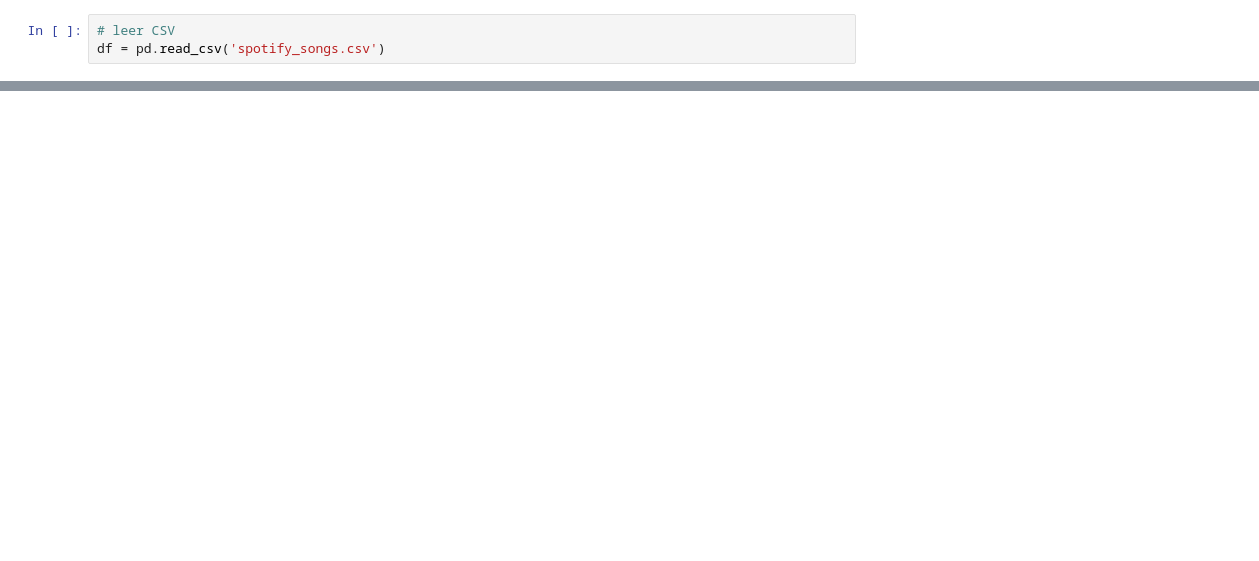
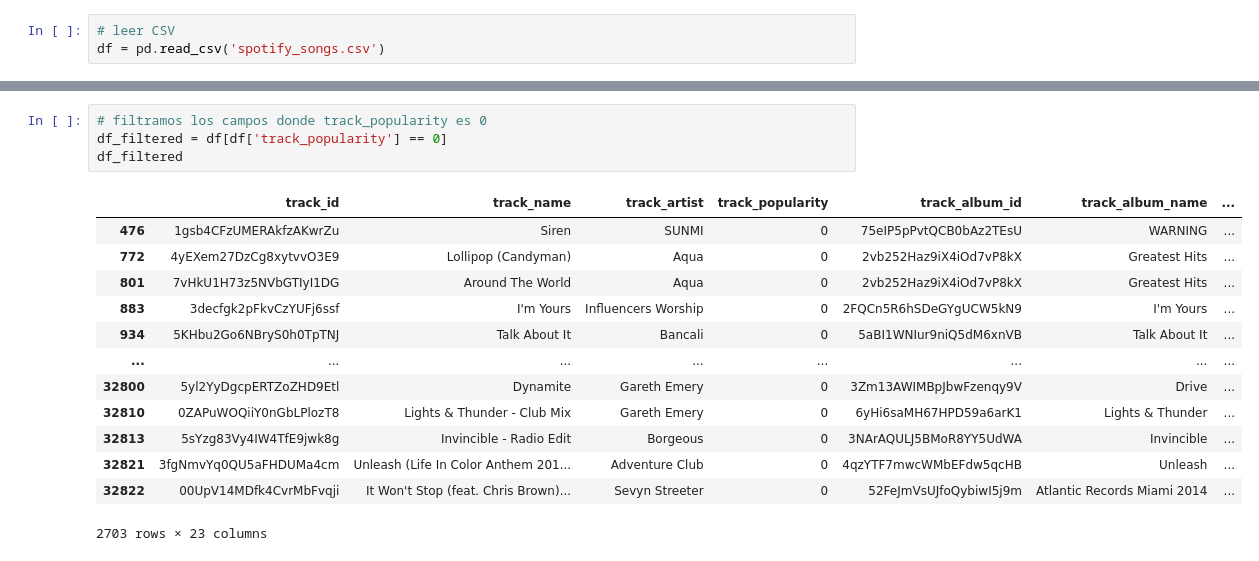
Before and after one commit to mlmicozzi/SPOTIFY, a Jupyter notebook: TPFinal.ipynb, the cells around one changed output, grey strips where cells are left out. Cells and saved outputs as stored; diff of their text form; blank space fills up the shorter version.

```diff
--- a/TPFinal.ipynb
+++ b/TPFinal.ipynb
@@ -49,0 +147,18 @@ None
+# %%
+# filtramos los campos donde track_popularity es 0
+df_filtered = df[df['track_popularity'] == 0]
+df_filtered
+# %% [output]
+|  | track_id | track_name | track_artist | track_popularity | track_album_id | track_album_name | ... |
+| 476 | 1gsb4CFzUMERAkfzAKwrZu | Siren | SUNMI | 0 | 75eIP5pPvtQCB0bAz2TEsU | WARNING | ... |
+| 772 | 4yEXem27DzCg8xytvvO3E9 | Lollipop (Candyman) | Aqua | 0 | 2vb252Haz9iX4iOd7vP8kX | Greatest Hits | ... |
+| 801 | 7vHkU1H73z5NVbGTIyI1DG | Around The World | Aqua | 0 | 2vb252Haz9iX4iOd7vP8kX | Greatest Hits | ... |
+| 883 | 3decfgk2pFkvCzYUFj6ssf | I'm Yours | Influencers Worship | 0 | 2FQCn5R6hSDeGYgUCW5kN9 | I'm Yours | ... |
+| 934 | 5KHbu2Go6NBryS0h0TpTNJ | Talk About It | Bancali | 0 | 5aBI1WNIur9niQ5dM6xnVB | Talk About It | ... |
+| ... | ... | ... | ... | ... | ... | ... | ... |
+| 32800 | 5yl2YyDgcpERTZoZHD9Etl | Dynamite | Gareth Emery | 0 | 3Zm13AWIMBpJbwFzenqy9V | Drive | ... |
+| 32810 | 0ZAPuWOQiiY0nGbLPlozT8 | Lights & Thunder - Club Mix | Gareth Emery | 0 | 6yHi6saMH67HPD59a6arK1 | Lights & Thunder | ... |
+| 32813 | 5sYzg83Vy4IW4TfE9jwk8g | Invincible - Radio Edit | Borgeous | 0 | 3NArAQULJ5BMoR8YY5UdWA | Invincible | ... |
+| 32821 | 3fgNmvYq0QU5aFHDUMa4cm | Unleash (Life In Color Anthem 201... | Adventure Club | 0 | 4qzYTF7mwcWMbEFdw5qcHB | Unleash | ... |
+| 32822 | 00UpV14MDfk4CvrMbFvqji | It Won't Stop (feat. Chris Brown)... | Sevyn Streeter | 0 | 52FeJmVsUJfoQybiwI5j9m | Atlantic Records Miami 2014 | ... |
+2703 rows × 23 columns
```
Also changed, not shown: parts of 14 cells of this notebook, 1 other file.
